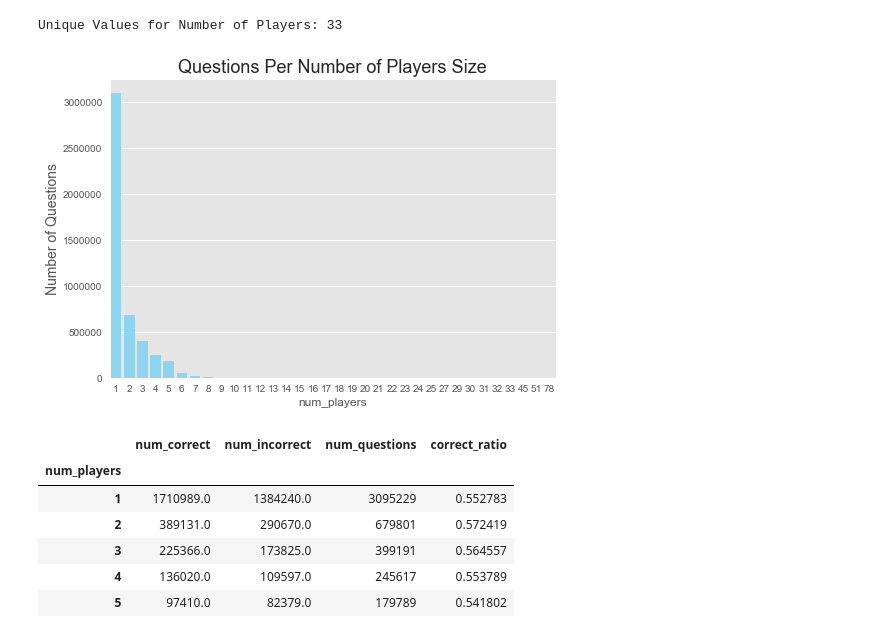
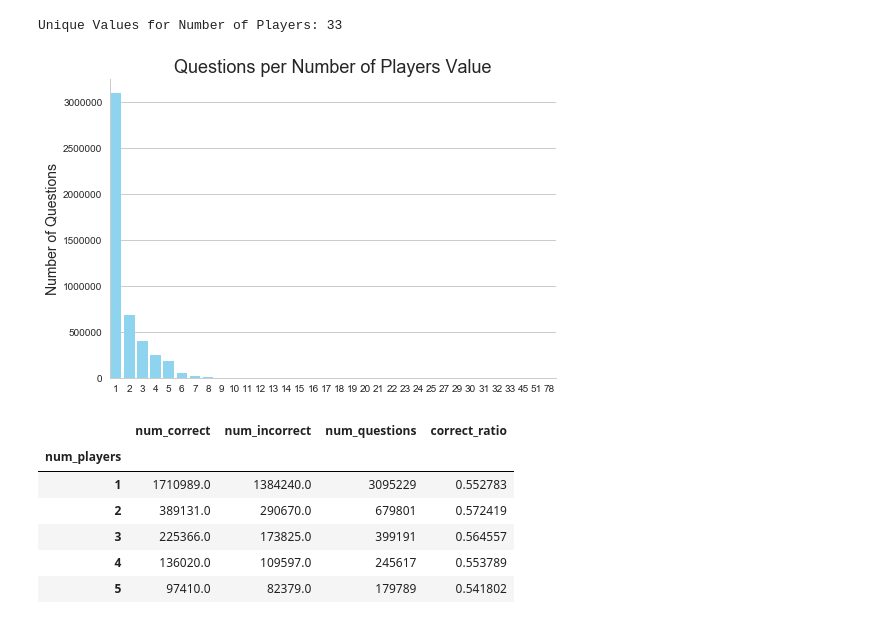
Before and after one commit to oserttas-math/predicting_assessment_mastery, a Jupyter notebook: notebooks/initial_data_exploration.ipynb, the cells around one changed output. Saved outputs shown, nothing was run; the diff lists cells and outputs as text; code cells hidden in the pictures.

```diff
--- a/notebooks/initial_data_exploration.ipynb
+++ b/notebooks/initial_data_exploration.ipynb
@@ -1328,16 +1351,19 @@ numquestions_byscore.head(200).describe()
 | 75% | 2211.000000 | 1260.750000 | 3327.25000 | 0.719012 |
 | max | 7529.000000 | 4209.000000 | 8465.00000 | 0.923198 |
 # %%
+# Set the plot style:
+sns.set_style('whitegrid')
+
 # Create numquestions_byscore scatter plot:
 plt.scatter(df_user_id_score.num_questions, df_user_id_score.correct_ratio, color='#7fdbff')
 
-# Create the title of the plot:
-plt.title('User Scores by Number of Questions', fontsize=18)
+# Create the labels and title of the plot:
+plt.xlabel('Number of Questions', fontsize=14)
+plt.ylabel('Ratio of Correct Answers by User', fontsize=14)
+plt.title('All User Scores by Number of Questions', fontsize=18)
 
-# Set each axis scale and limits:
-# plt.xscale('log')
-# plt.xlim(0,3000)
-# plt.ylim(0,1000)
+# Minimize the plot frame:
+sns.despine()
 
 # Save and display the plot:
 plt.savefig('../reports/figures/initial_data_exploration/scores_by_num_questions.png')
@@ -1523,15 +1549,22 @@ questions_per_questionid.head(10)
 1856     8918
 Name: question_id, dtype: int64
 # %%
+# Set the plot style:
+sns.set_style('white')
+
 # Create a histogram of questions_per_questionid:
 sns.distplot(questions_per_questionid, kde=False, color='#0074d9')
 
 # Set each axis scale and limits:
-# plt.yscale('log')
 plt.xlim(0,6050)
 
 # Create a title:
-plt.title('Distribution of Questions per Question ID', fontsize=18)
+plt.xlabel('Unique Questions', fontsize=14)
+plt.ylabel('Frequency', fontsize=14)
+plt.title('Distribution of Questions per Unique Question', fontsize=18)
+
+# Minimize the plot frame:
+sns.despine()
 
 # Display the plot:
 plt.savefig('../reports/figures/initial_data_exploration/questions_per_questionid.png')
@@ -1721,6 +1759,9 @@ print(('Number of Groups:'), (len( df.group_name.unique() )))
 # %% [output]
 Number of Groups: 3
 # %%
+# Set the plot style:
+sns.set_style('whitegrid')
+
 # Create bar plot for group_name distribution:
 sns.countplot(data=df, x="group_name", color='#0074d9');
 
@@ -1729,9 +1770,12 @@ sns.countplot(data=df, x="group_name", color='#0074d9');
 plt.xticks(np.arange(3), ('ACT', 'GMAT', 'SAT'), fontsize=14)
 
 # Create axis labels and the title:
-plt.xlabel('Group Name')
+plt.xlabel('')
 plt.ylabel('Number of Questions', fontsize=14)
-plt.title('Questions Per Group', fontsize=18)
+plt.title('Questions per Group Name', fontsize=18)
+
+# Minimize the plot frame:
+sns.despine()
 
 # Display the plot:
 plt.show()
@@ -2076,16 +2132,19 @@ Unique Values for Number of Players: 33
 # %%
 # Create bar plot for outcome distribution:
 sns.countplot(data=df, x='num_players', color='#7fdbff')
 
 # Create axis labels and the title:
-plt.xlabel('num_players')
+plt.xlabel('')
 plt.ylabel('Number of Questions', fontsize=14)
-plt.title('Questions Per Number of Players Size', fontsize=18)
+plt.title('Questions per Number of Players Value', fontsize=18)
+
+# Minimize the plot frame:
+sns.despine()
 
 # Display the plot:
 plt.show()
 # %% [output]
-[figure, old version]
+[figure, new version]
 # %%
 # Get and save the df_num_players_score dataframe:
 df_num_players_score = score_dataframes['df_num_players_score']
```
Also changed, not shown: parts of 18 cells of this notebook, 7 other files.
